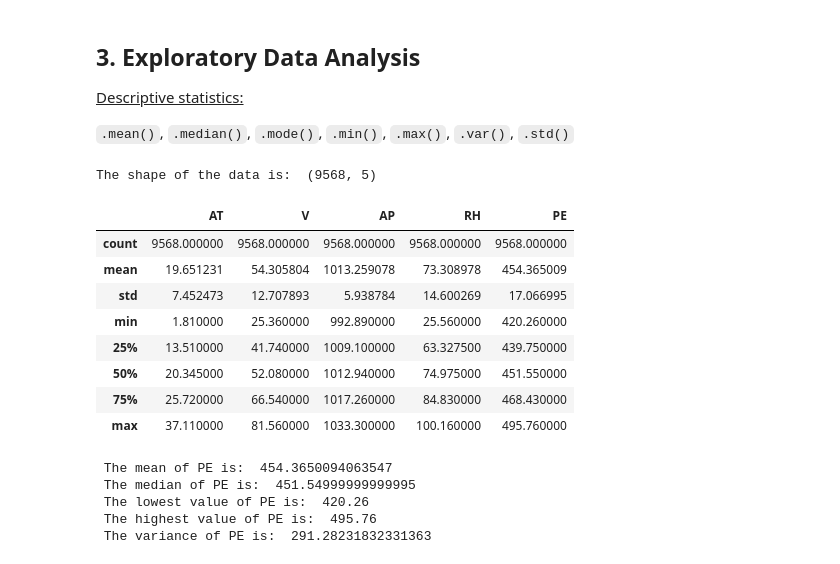
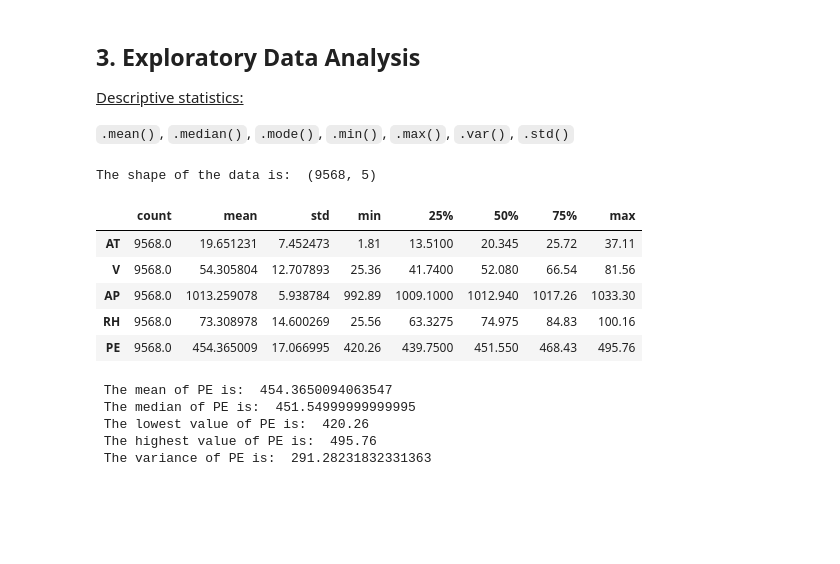
Before and after one commit to Madaar49/Data-Science-1.TU_Darmstadt_final_project, a Jupyter notebook: Gbondo_2331706_Final_project.ipynb, the cells around one changed output. Cells and saved outputs as stored; diff of their text form; code cells hidden in the pictures; blank space fills up the shorter version.

```diff
--- a/Gbondo_2331706_Final_project.ipynb
+++ b/Gbondo_2331706_Final_project.ipynb
@@ -116,18 +116,15 @@ The averages are taken from various sensors located around the plant that record
 # %%
 ## Statistics of dataset
 print('The shape of the data is: ', df.shape)
-df.describe()
+df.describe().T
 # %% [output]
 The shape of the data is:  (9568, 5)
-|  | AT | V | AP | RH | PE |
-| count | 9568.000000 | 9568.000000 | 9568.000000 | 9568.000000 | 9568.000000 |
-| mean | 19.651231 | 54.305804 | 1013.259078 | 73.308978 | 454.365009 |
-| std | 7.452473 | 12.707893 | 5.938784 | 14.600269 | 17.066995 |
-| min | 1.810000 | 25.360000 | 992.890000 | 25.560000 | 420.260000 |
-| 25% | 13.510000 | 41.740000 | 1009.100000 | 63.327500 | 439.750000 |
-| 50% | 20.345000 | 52.080000 | 1012.940000 | 74.975000 | 451.550000 |
-| 75% | 25.720000 | 66.540000 | 1017.260000 | 84.830000 | 468.430000 |
-| max | 37.110000 | 81.560000 | 1033.300000 | 100.160000 | 495.760000 |
+|  | count | mean | std | min | 25% | 50% | 75% | max |
+| AT | 9568.0 | 19.651231 | 7.452473 | 1.81 | 13.5100 | 20.345 | 25.72 | 37.11 |
+| V | 9568.0 | 54.305804 | 12.707893 | 25.36 | 41.7400 | 52.080 | 66.54 | 81.56 |
+| AP | 9568.0 | 1013.259078 | 5.938784 | 992.89 | 1009.1000 | 1012.940 | 1017.26 | 1033.30 |
+| RH | 9568.0 | 73.308978 | 14.600269 | 25.56 | 63.3275 | 74.975 | 84.83 | 100.16 |
+| PE | 9568.0 | 454.365009 | 17.066995 | 420.26 | 439.7500 | 451.550 | 468.43 | 495.76 |
 # %%
 # exploring the target variable (Net hourly electrical energy output (PE))
 print(' The mean of PE is: ', df.PE.mean())
```
Also changed, not shown: parts of 8 cells of this notebook.
